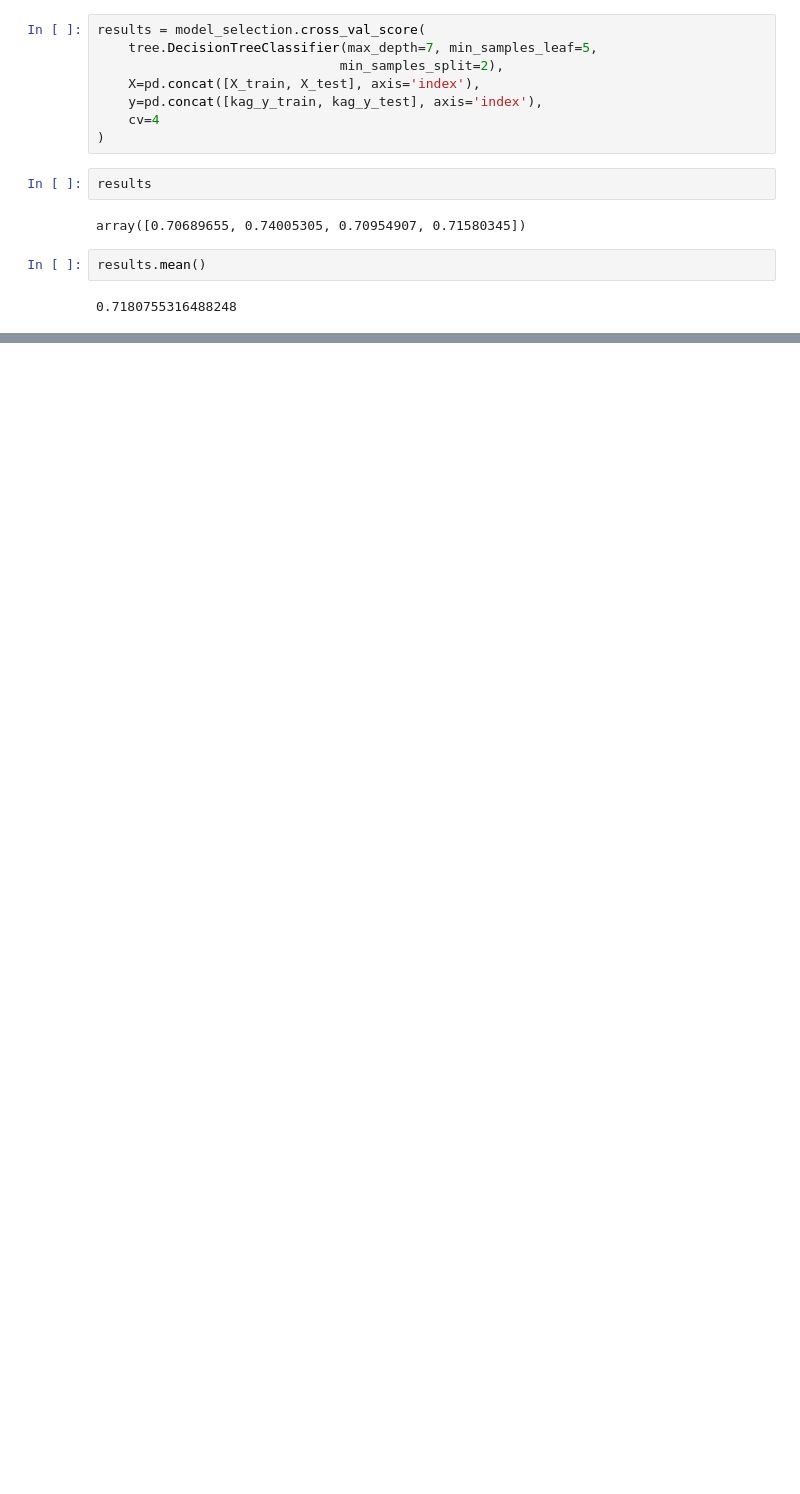
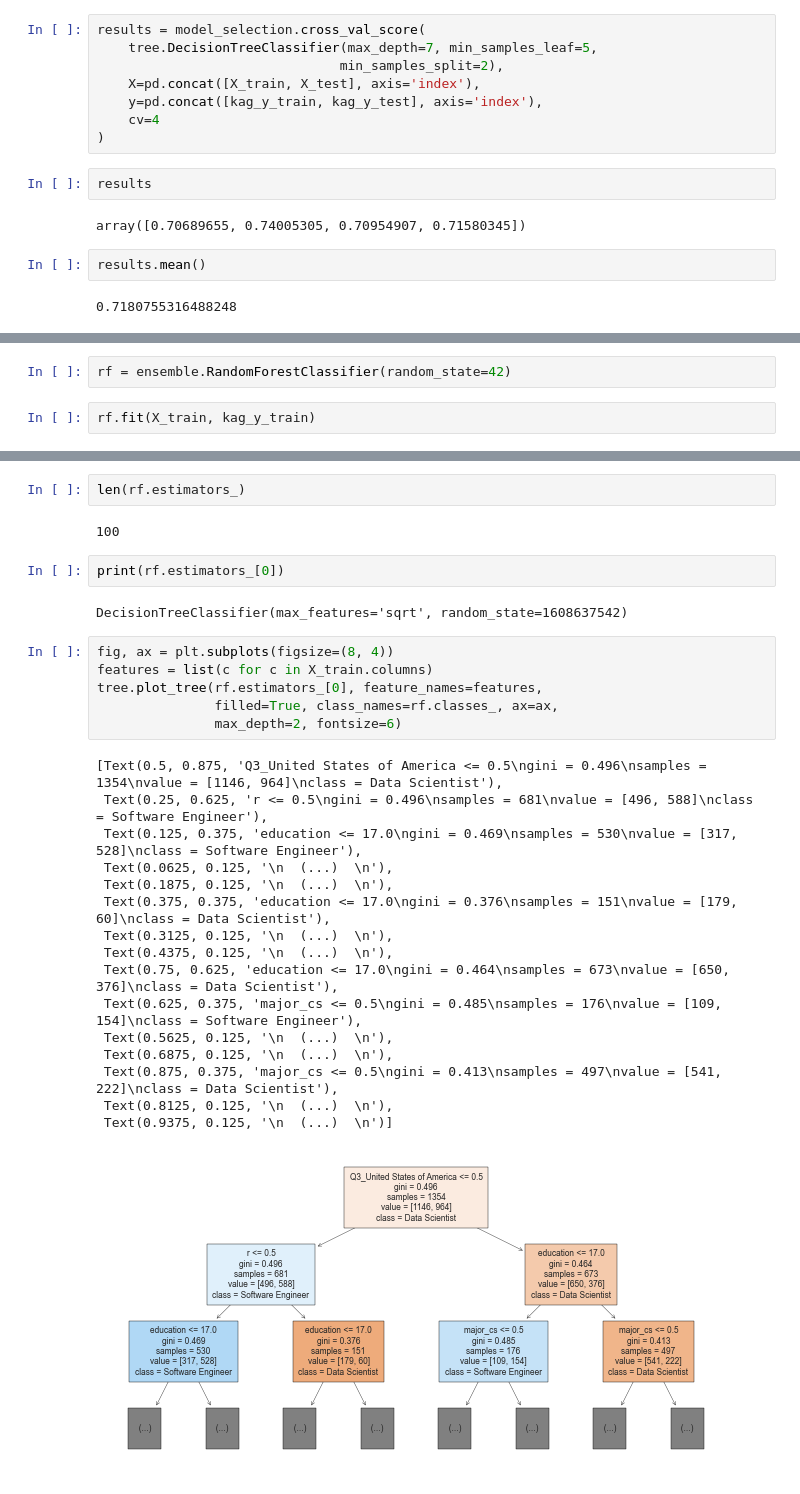
Before and after one commit to joakor89/effective_XGBoost, a Jupyter notebook: Effective XGBoost.ipynb, the cells around one changed output, grey strips where cells are left out. Cells and saved outputs as stored; diff of their text form; blank space fills up the shorter version.

Commit message:
Random Forest

```diff
--- a/Effective XGBoost.ipynb
+++ b/Effective XGBoost.ipynb
@@ -920,0 +925,4 @@ results.mean()
+# %%
+rf = ensemble.RandomForestClassifier(random_state=42)
+# %%
+rf.fit(X_train, kag_y_train)
@@ -920,0 +956,31 @@ results.mean()
+# %%
+len(rf.estimators_)
+# %% [output]
+100
+# %%
+print(rf.estimators_[0])
+# %% [output]
+DecisionTreeClassifier(max_features='sqrt', random_state=1608637542)
+# %%
+fig, ax = plt.subplots(figsize=(8, 4))
+features = list(c for c in X_train.columns)
+tree.plot_tree(rf.estimators_[0], feature_names=features,
+               filled=True, class_names=rf.classes_, ax=ax,
+               max_depth=2, fontsize=6)
+# %% [output]
+[Text(0.5, 0.875, 'Q3_United States of America <= 0.5\ngini = 0.496\nsamples = 1354\nvalue = [1146, 964]\nclass = Data Scientist'),
+ Text(0.25, 0.625, 'r <= 0.5\ngini = 0.496\nsamples = 681\nvalue = [496, 588]\nclass = Software Engineer'),
+ Text(0.125, 0.375, 'education <= 17.0\ngini = 0.469\nsamples = 530\nvalue = [317, 528]\nclass = Software Engineer'),
+ Text(0.0625, 0.125, '\n  (...)  \n'),
+ Text(0.1875, 0.125, '\n  (...)  \n'),
+ Text(0.375, 0.375, 'education <= 17.0\ngini = 0.376\nsamples = 151\nvalue = [179, 60]\nclass = Data Scientist'),
+ Text(0.3125, 0.125, '\n  (...)  \n'),
+ Text(0.4375, 0.125, '\n  (...)  \n'),
+ Text(0.75, 0.625, 'education <= 17.0\ngini = 0.464\nsamples = 673\nvalue = [650, 376]\nclass = Data Scientist'),
+ Text(0.625, 0.375, 'major_cs <= 0.5\ngini = 0.485\nsamples = 176\nvalue = [109, 154]\nclass = Software Engineer'),
+ Text(0.5625, 0.125, '\n  (...)  \n'),
+ Text(0.6875, 0.125, '\n  (...)  \n'),
+ Text(0.875, 0.375, 'major_cs <= 0.5\ngini = 0.413\nsamples = 497\nvalue = [541, 222]\nclass = Data Scientist'),
+ Text(0.8125, 0.125, '\n  (...)  \n'),
+ Text(0.9375, 0.125, '\n  (...)  \n')]
+[figure, added]
```
Also changed, not shown: parts of 36 cells of this notebook.
